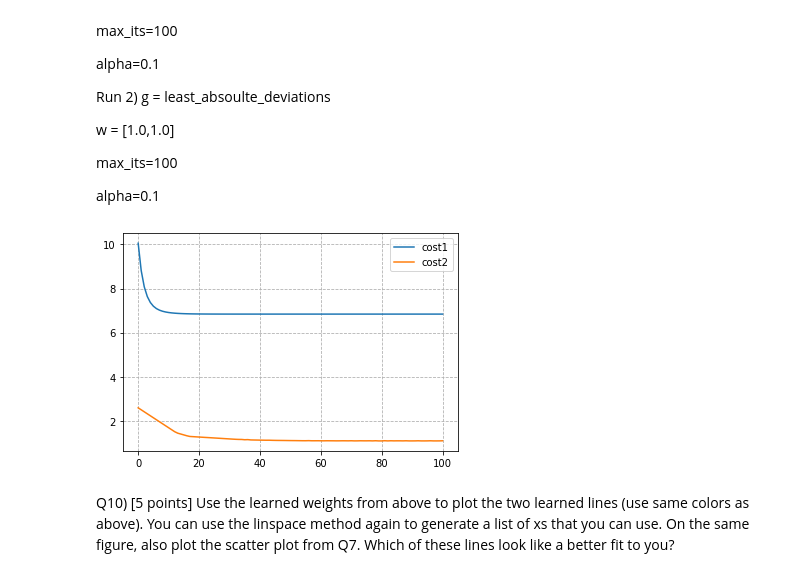
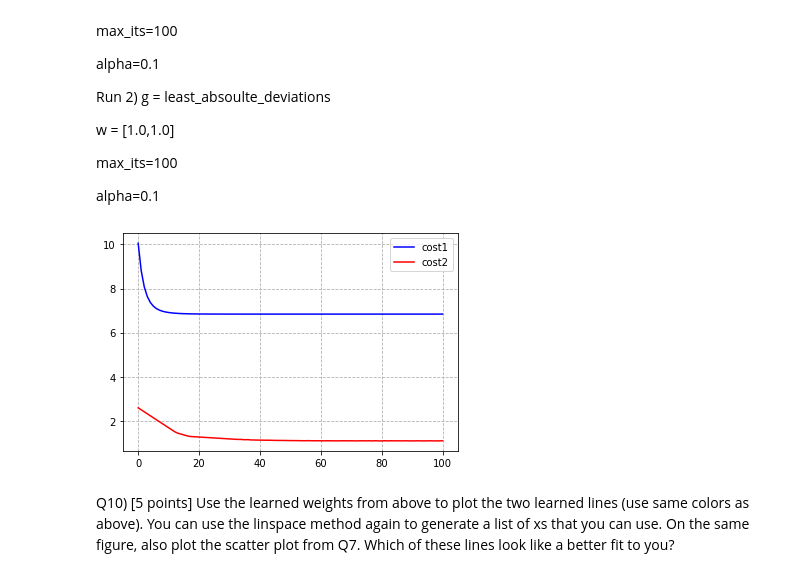
Before and after one commit to lostflux/machine-learning, a Jupyter notebook: HW2/HW2.ipynb, the cells around one changed output. Saved outputs shown, nothing was run; the diff lists cells and outputs as text; code cells hidden in the pictures.

```diff
--- a/HW2/HW2.ipynb
+++ b/HW2/HW2.ipynb
@@ -179,17 +179,17 @@ alpha=0.1
 # %%
 max_its = 100
 alpha = 0.1
 weights1, costs1 = gradient_descent(least_squares, alpha, max_its, np.array([1.0, 1.0]), x, y)
 weights2, costs2 = gradient_descent(least_absolute_deviations, alpha, max_its, np.array([1.0, 1.0]), x, y)
 
-plt.plot(list(range(len(costs1))), costs1, label="cost1")
-plt.plot(list(range(len(costs2))), costs2, label="cost2")
+plt.plot(list(range(len(costs1))), costs1, color="blue", label="cost1")
+plt.plot(list(range(len(costs2))), costs2, color="red", label="cost2")
 plt.grid(linestyle="--")
 
 plt.legend(loc="upper right")
 plt.show()
 # %% [output]
-[figure, old version]
+[figure, new version]
 # %% [markdown]
 Q10) [5 points] Use the learned weights from above to plot the two learned lines (use same colors as above). You can use the linspace method again to generate a list of xs that you can use. On the same figure, also plot the scatter plot from Q7. Which of these lines look like a better fit to you?
 # %%
```
Also changed, not shown: parts of 1 cell of this notebook, 3 other files.
